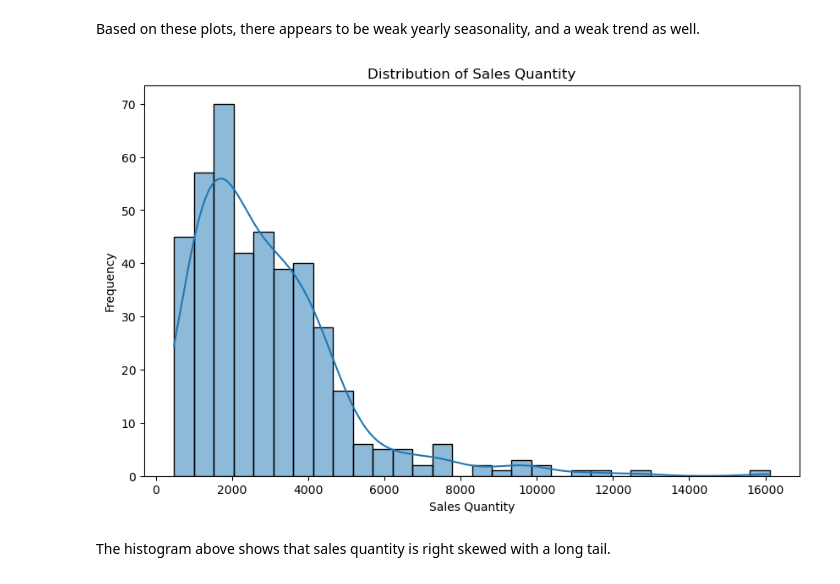
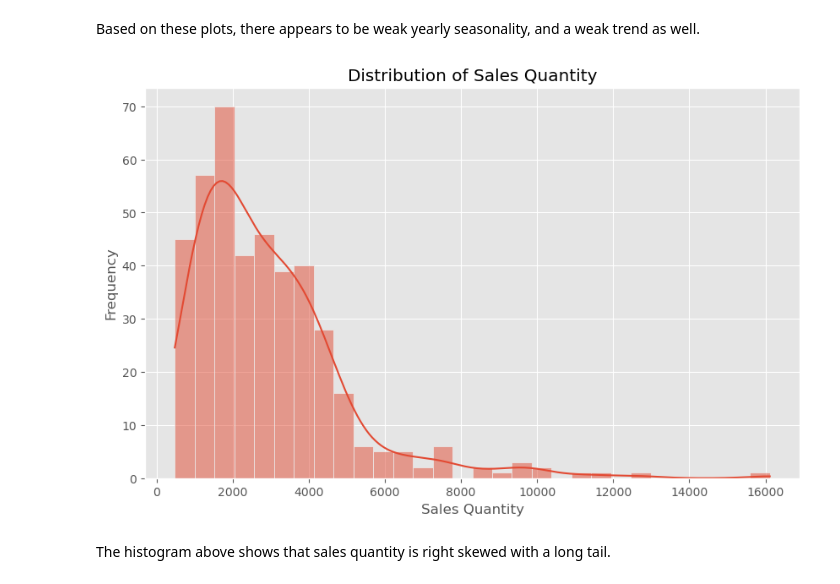
Before and after one commit to andersone17/time_series_hw_2, a Jupyter notebook: time_series_hw_2.ipynb, the cells around one changed output. Drawn from its saved outputs; the diff is of its cells as text; code cells hidden in the pictures.

```diff
--- a/time_series_hw_2.ipynb
+++ b/time_series_hw_2.ipynb
@@ -80,14 +80,15 @@ plot.show()
 Based on these plots, there appears to be weak yearly seasonality, and a weak trend as well.
 # %%
 # Distribution of Sales Quantity
+plt.style.use('ggplot')
 plt.figure(figsize=(10, 6))
 sns.histplot(sales['order_quantity'], bins=30, kde=True)
 plt.title('Distribution of Sales Quantity')
 plt.xlabel('Sales Quantity')
 plt.ylabel('Frequency')
 plt.show()
 # %% [output]
-[figure, old version]
+[figure, new version]
 # %% [markdown]
 The histogram above shows that sales quantity is right skewed with a long tail.
 # %%
```
Also changed, not shown: parts of 11 cells of this notebook.
